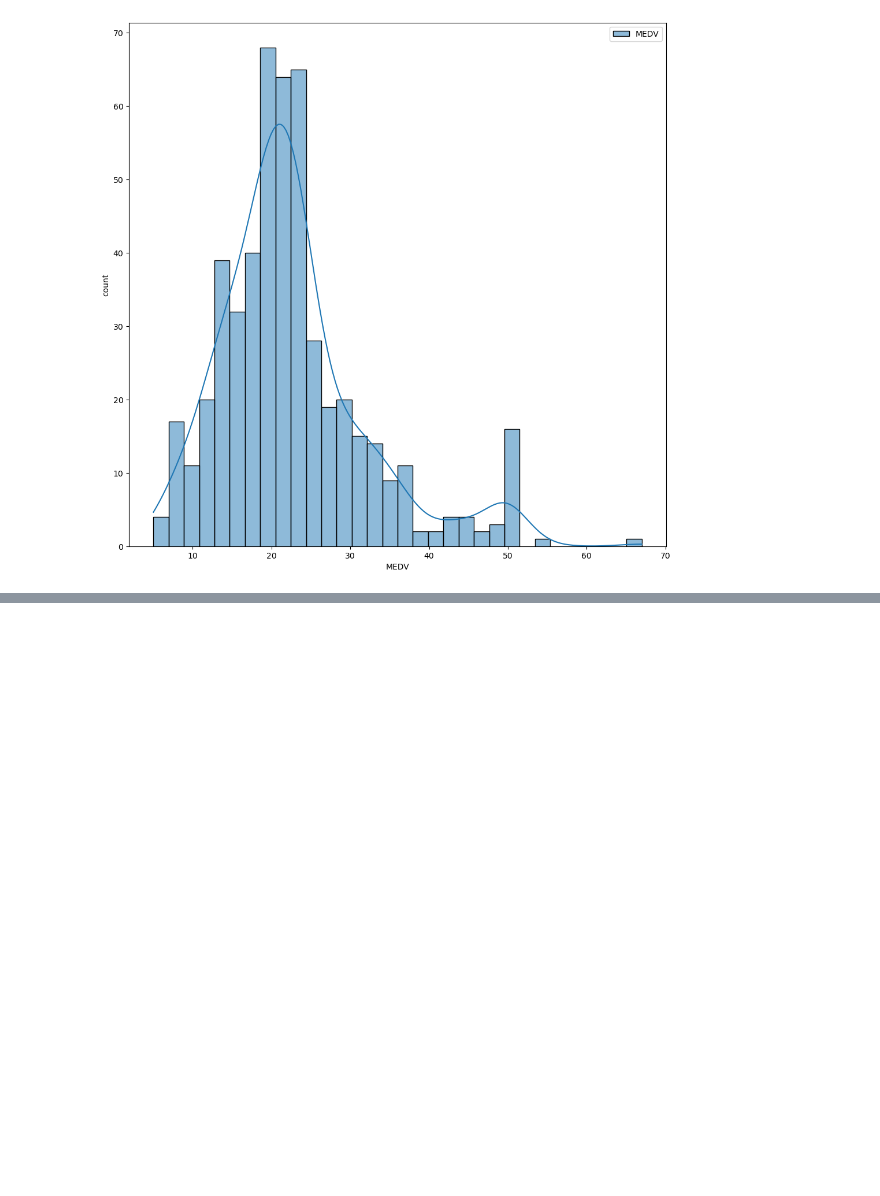
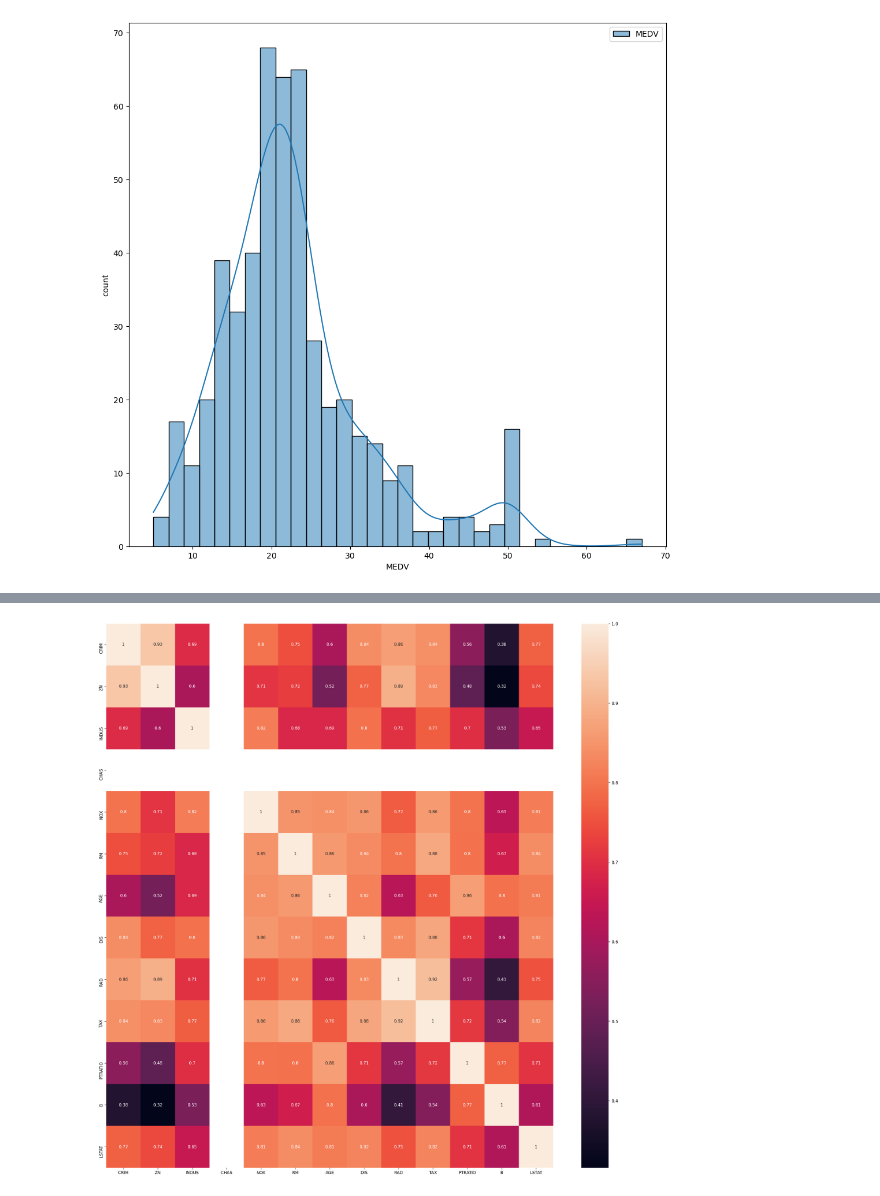
Before and after one commit to ashen007/Boston_Housing, a Jupyter notebook: model.ipynb, the cells around one changed output, grey strips where cells are left out. Saved outputs shown, nothing was run; the diff lists cells and outputs as text; code cells hidden in the pictures; blank space fills up the shorter version.

```diff
--- a/model.ipynb
+++ b/model.ipynb
@@ -177,0 +345,8 @@ plt.show()
+# %%
+plt.figure(figsize=[24,24],
+           dpi=200)
+sns.heatmap(data=norm_data.corr(),
+            annot=True)
+plt.show()
+# %% [output]
+[figure, added]
```
Also changed, not shown: parts of 31 cells of this notebook.
